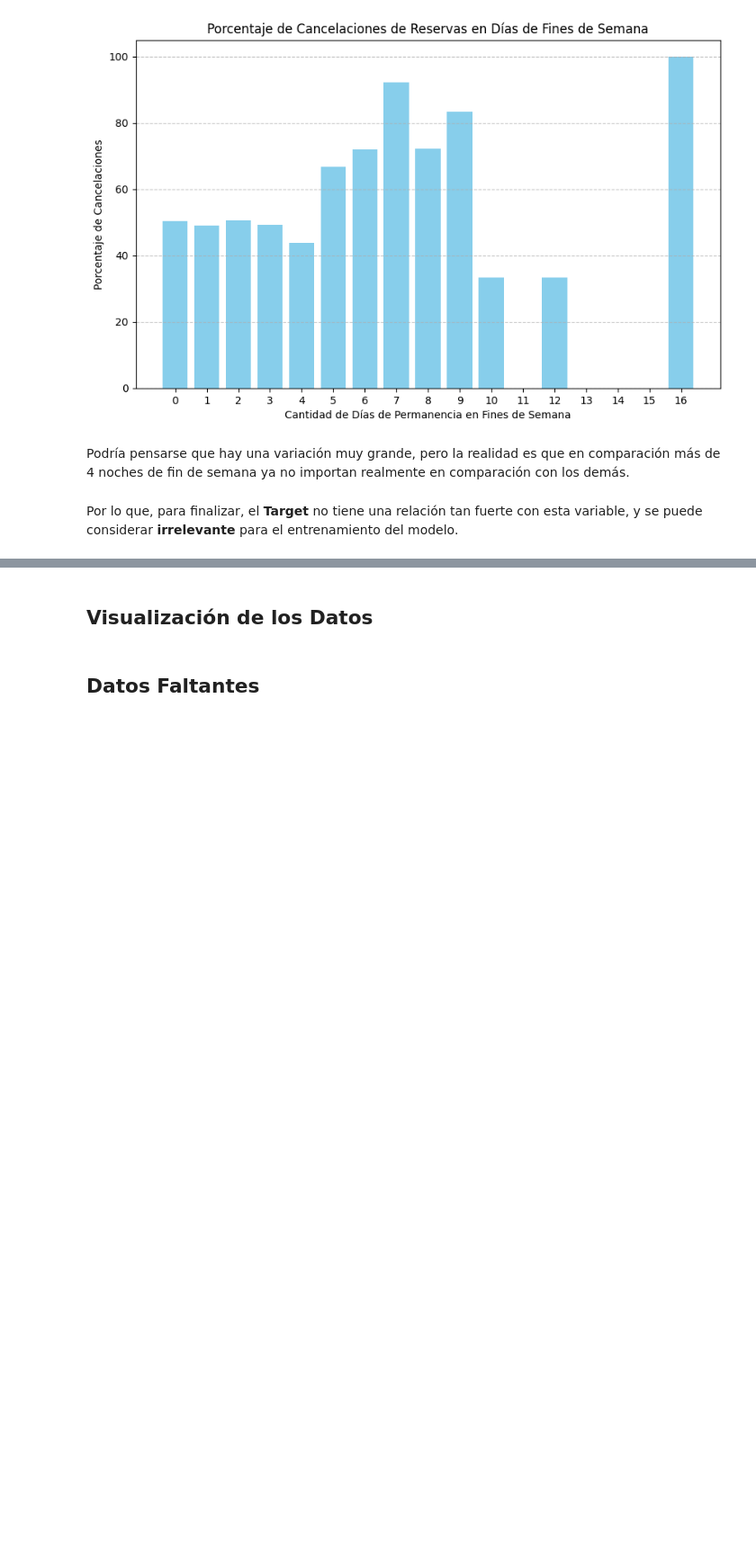
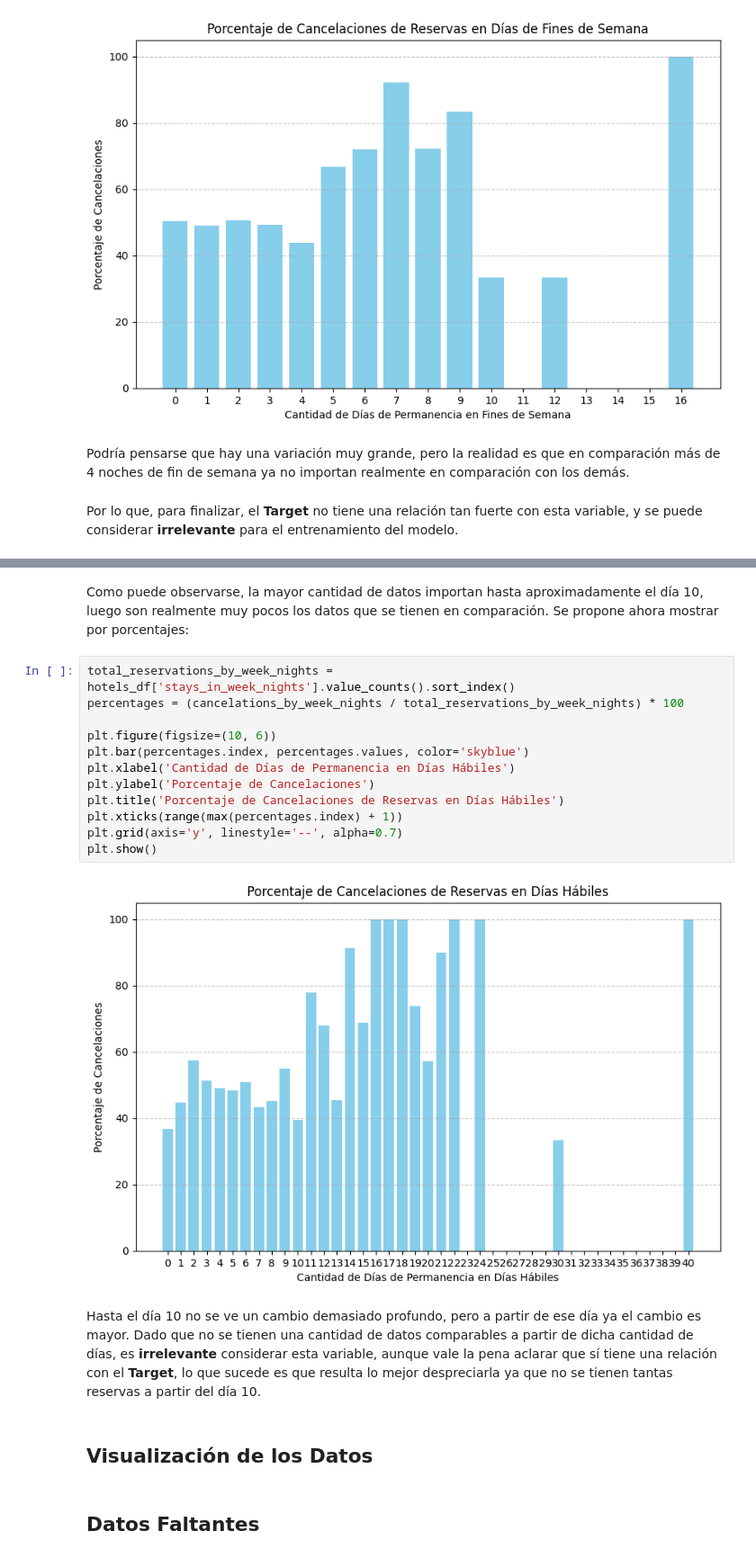
Before and after one commit to InspectorDave/OrgaDeDatos-TPs, a Jupyter notebook: 7506R_TP1_GRUPO11_CHP1_ENTREGA.ipynb, the cells around one changed output, grey strips where cells are left out. Shown at 90% size. Cells and saved outputs as stored; diff of their text form; blank space fills up the shorter version.

```diff
--- a/7506R_TP1_GRUPO11_CHP1_ENTREGA.ipynb
+++ b/7506R_TP1_GRUPO11_CHP1_ENTREGA.ipynb
@@ -611,3 +658,21 @@ Por lo que, para finalizar, el **Target** no tiene una relación tan fuerte con
+# %% [markdown]
+Como puede observarse, la mayor cantidad de datos importan hasta aproximadamente el día 10, luego son realmente muy pocos los datos que se tienen en comparación. Se propone ahora mostrar por porcentajes:
+# %%
+total_reservations_by_week_nights = hotels_df['stays_in_week_nights'].value_counts().sort_index()
+percentages = (cancelations_by_week_nights / total_reservations_by_week_nights) * 100
+
+plt.figure(figsize=(10, 6))
+plt.bar(percentages.index, percentages.values, color='skyblue')
+plt.xlabel('Cantidad de Días de Permanencia en Días Hábiles')
+plt.ylabel('Porcentaje de Cancelaciones')
+plt.title('Porcentaje de Cancelaciones de Reservas en Días Hábiles')
+plt.xticks(range(max(percentages.index) + 1))
+plt.grid(axis='y', linestyle='--', alpha=0.7)
+plt.show()
+# %% [output]
+[figure, added]
+# %% [markdown]
+Hasta el día 10 no se ve un cambio demasiado profundo, pero a partir de ese día ya el cambio es mayor. Dado que no se tienen una cantidad de datos comparables a partir de dicha cantidad de días, es **irrelevante** considerar esta variable, aunque vale la pena aclarar que sí tiene una relación con el **Target**, lo que sucede es que resulta lo mejor despreciarla ya que no se tienen tantas reservas a partir del día 10.
 # %% [markdown]
 ## Visualización de los Datos
 # %% [markdown]
```
Also changed, not shown: parts of 6 cells of this notebook.
